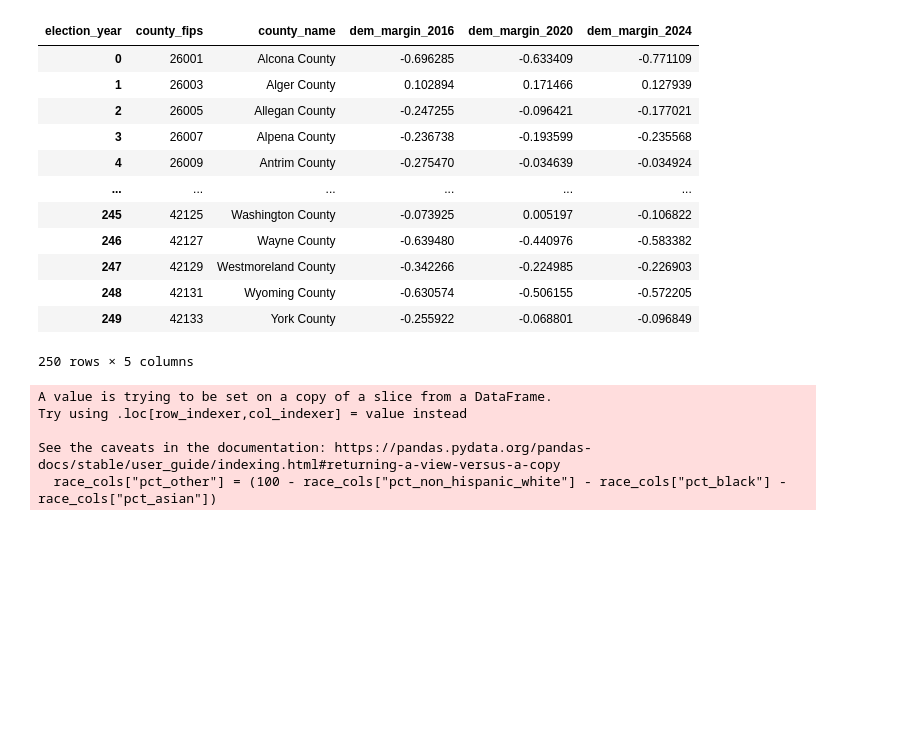
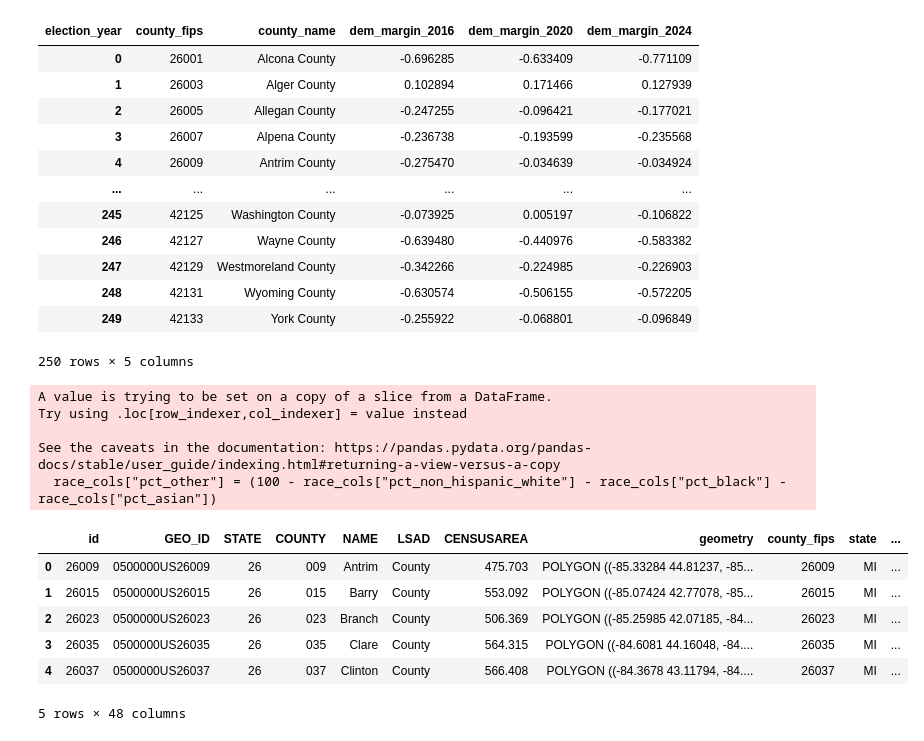
Before and after one commit to AntoniCzolgowski/Data-Mining-Project-Group-1, a Jupyter notebook: notebooks/exploration_sam.ipynb, the cells around one changed output. Saved outputs shown, nothing was run; the diff lists cells and outputs as text; code cells hidden in the pictures; blank space fills up the shorter version.

```diff
--- a/notebooks/exploration_sam.ipynb
+++ b/notebooks/exploration_sam.ipynb
@@ -200,3 +203,22 @@ master_scaled = master_scaled.merge(
 
 path = "../data/processed/master_dataset_scaled.csv"
 master_scaled.to_csv(path, index=False)
+# %%
+# Merge 2024 data with map JSON file
+dfEnt = pd.read_csv("../data/processed/master_dataset_scaled.csv", dtype={"county_fips": "string"})
+
+dfEnt["county_fips"] = dfEnt["county_fips"].astype(str)
+dfEnt2024 = dfEnt.loc[dfEnt["election_year"] == 2024]
+geoDataCounties = gpd.read_file("https://raw.githubusercontent.com/holtzy/The-Python-Graph-Gallery/master/static/data/US-counties.geojson")
+geoDataCounties["id"] = geoDataCounties["id"].astype(str)
+geoDataCounties.head()
+mergedDataEnt = geoDataCounties.merge(dfEnt2024, left_on="id", right_on="county_fips", how="inner")
+mergedDataEnt.head()
+# %% [output]
+|  | id | GEO_ID | STATE | COUNTY | NAME | LSAD | CENSUSAREA | geometry | county_fips | state | ... |
+| 0 | 26009 | 0500000US26009 | 26 | 009 | Antrim | County | 475.703 | POLYGON ((-85.33284 44.81237, -85... | 26009 | MI | ... |
+| 1 | 26015 | 0500000US26015 | 26 | 015 | Barry | County | 553.092 | POLYGON ((-85.07424 42.77078, -85... | 26015 | MI | ... |
+| 2 | 26023 | 0500000US26023 | 26 | 023 | Branch | County | 506.369 | POLYGON ((-85.25985 42.07185, -84... | 26023 | MI | ... |
+| 3 | 26035 | 0500000US26035 | 26 | 035 | Clare | County | 564.315 | POLYGON ((-84.6081 44.16048, -84.... | 26035 | MI | ... |
+| 4 | 26037 | 0500000US26037 | 26 | 037 | Clinton | County | 566.408 | POLYGON ((-84.3678 43.11794, -84.... | 26037 | MI | ... |
+5 rows × 48 columns
```
Also changed, not shown: parts of 3 cells of this notebook, 3 other files.
